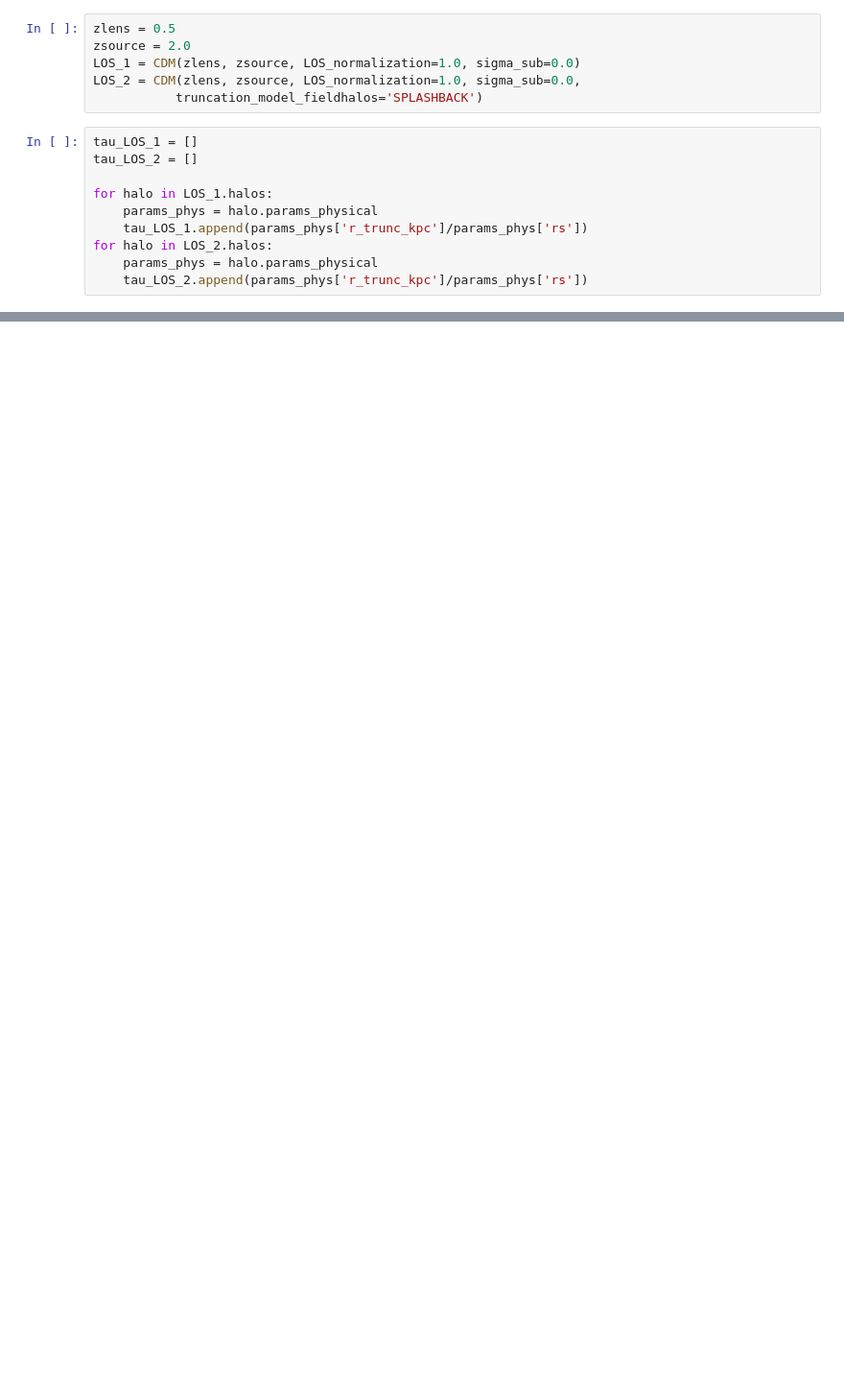
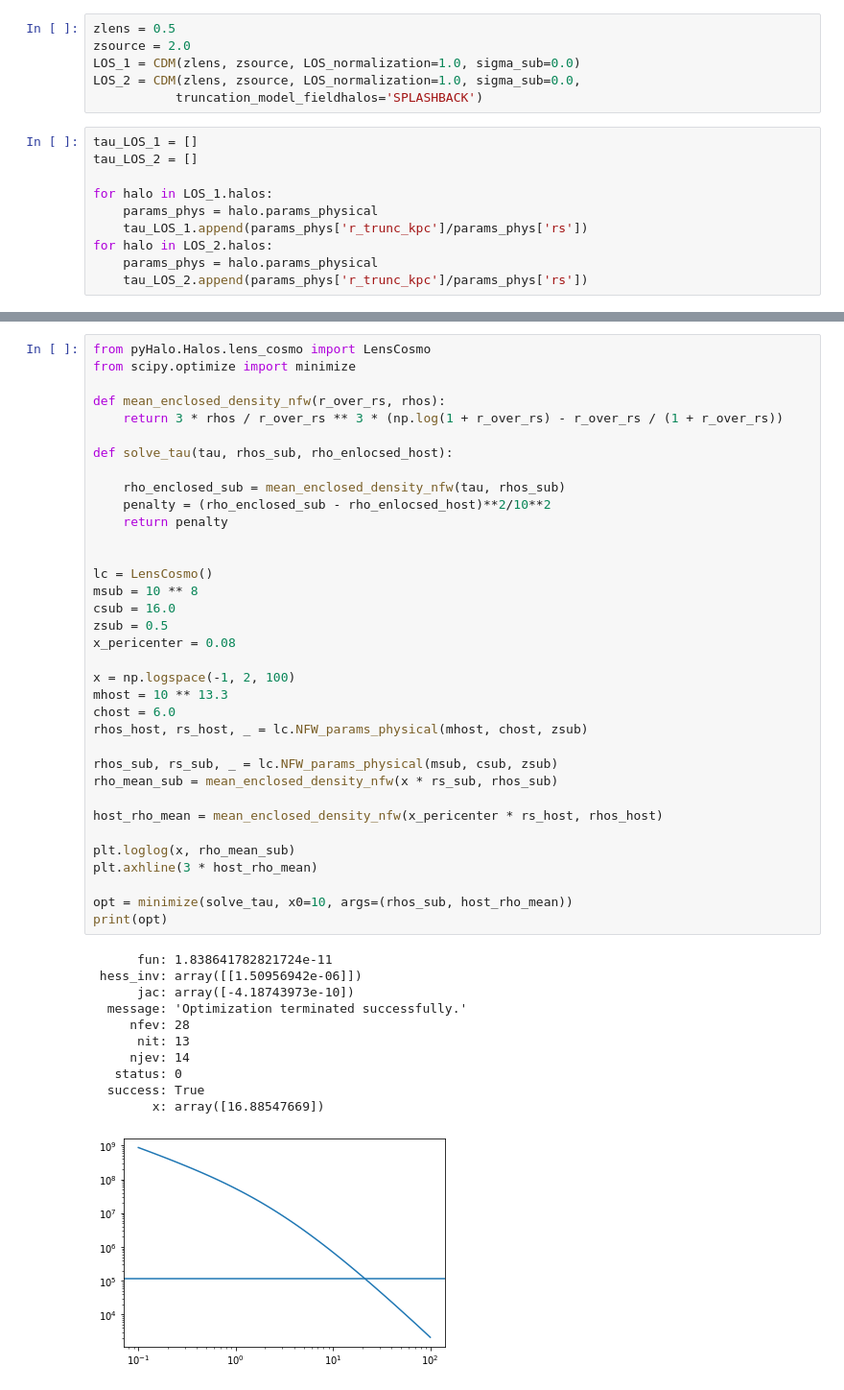
Before and after one commit to dangilman/pyHalo, a Jupyter notebook: example_notebooks/halo_truncation.ipynb, the cells around one changed output, grey strips where cells are left out. Shown at 96% size. Drawn from its saved outputs; the diff is of its cells as text; blank space fills up the shorter version.

```diff
--- a/example_notebooks/halo_truncation.ipynb
+++ b/example_notebooks/halo_truncation.ipynb
@@ -99,0 +152,47 @@ plt.yticks([])
+# %%
+from pyHalo.Halos.lens_cosmo import LensCosmo
+from scipy.optimize import minimize
+
+def mean_enclosed_density_nfw(r_over_rs, rhos):
+    return 3 * rhos / r_over_rs ** 3 * (np.log(1 + r_over_rs) - r_over_rs / (1 + r_over_rs))
+
+def solve_tau(tau, rhos_sub, rho_enlocsed_host):
+
+    rho_enclosed_sub = mean_enclosed_density_nfw(tau, rhos_sub)
+    penalty = (rho_enclosed_sub - rho_enlocsed_host)**2/10**2
+    return penalty
+
+
+lc = LensCosmo()
+msub = 10 ** 8
+csub = 16.0
+zsub = 0.5
+x_pericenter = 0.08
+
+x = np.logspace(-1, 2, 100)
+mhost = 10 ** 13.3
+chost = 6.0
+rhos_host, rs_host, _ = lc.NFW_params_physical(mhost, chost, zsub)
+
+rhos_sub, rs_sub, _ = lc.NFW_params_physical(msub, csub, zsub)
+rho_mean_sub = mean_enclosed_density_nfw(x * rs_sub, rhos_sub)
+
+host_rho_mean = mean_enclosed_density_nfw(x_pericenter * rs_host, rhos_host)
+
+plt.loglog(x, rho_mean_sub)
+plt.axhline(3 * host_rho_mean)
+
+opt = minimize(solve_tau, x0=10, args=(rhos_sub, host_rho_mean))
+print(opt)
+# %% [output]
+      fun: 1.838641782821724e-11
+ hess_inv: array([[1.50956942e-06]])
+      jac: array([-4.18743973e-10])
+  message: 'Optimization terminated successfully.'
+     nfev: 28
+      nit: 13
+     njev: 14
+   status: 0
+  success: True
+        x: array([16.88547669])
+[figure, added]
```
Also changed, not shown: parts of 5 cells of this notebook, 19 other files.
